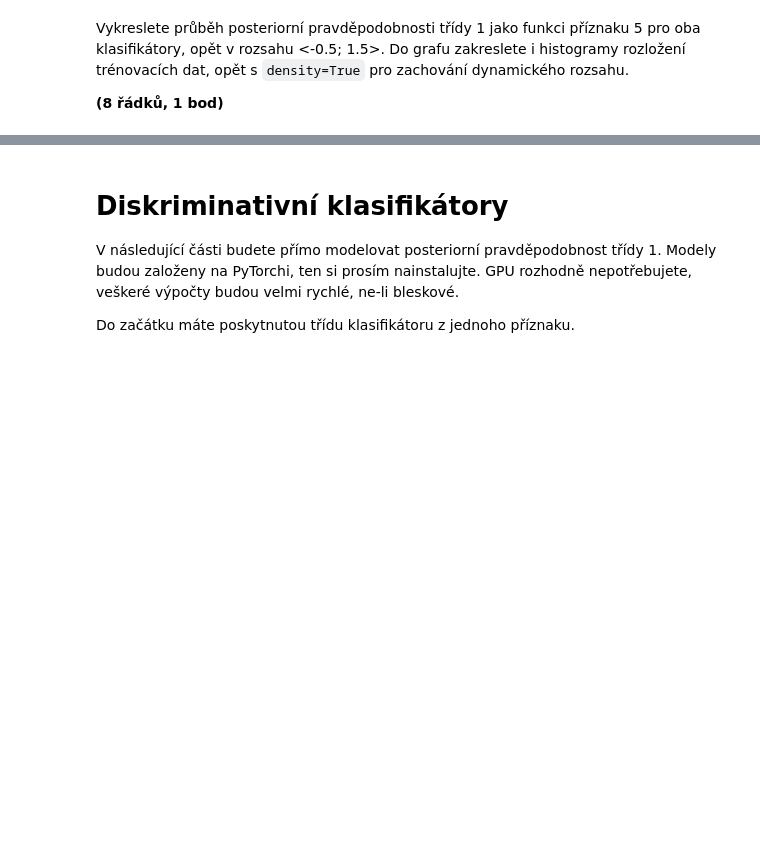
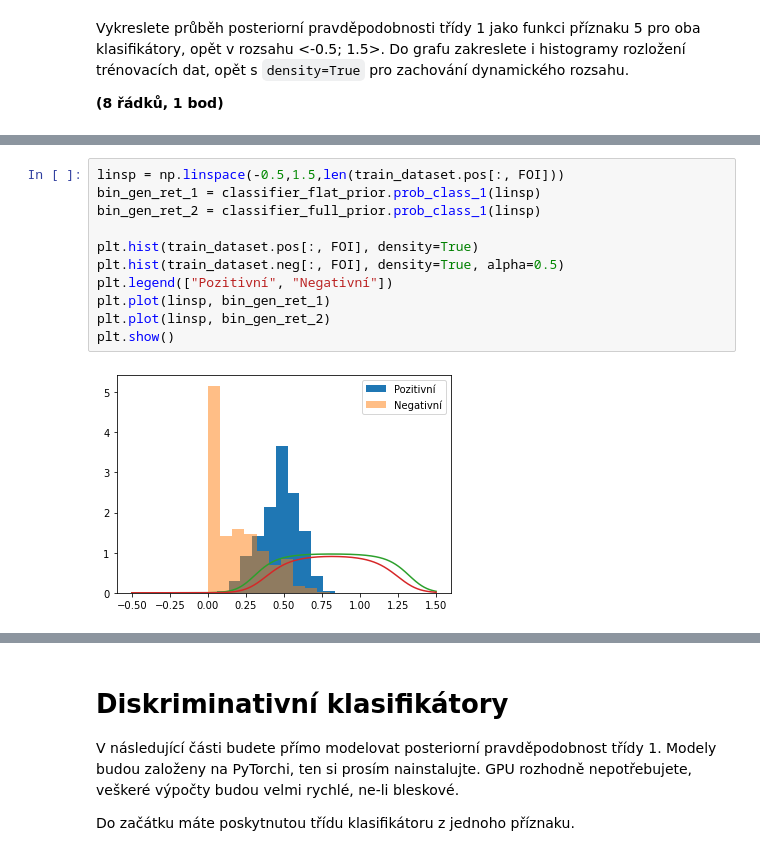
Before and after one commit to RouSkiSroup/SUI_1-uloha, a Jupyter notebook: domaci-uloha/zadani.ipynb, the cells around one changed output, grey strips where cells are left out. Cells and saved outputs as stored; diff of their text form; blank space fills up the shorter version.

```diff
--- a/domaci-uloha/zadani.ipynb
+++ b/domaci-uloha/zadani.ipynb
@@ -166,0 +219,13 @@ Interpretujte, přímo v této textové buňce, každou rozhodovací hranici, kt
+# %%
+linsp = np.linspace(-0.5,1.5,len(train_dataset.pos[:, FOI]))
+bin_gen_ret_1 = classifier_flat_prior.prob_class_1(linsp)
+bin_gen_ret_2 = classifier_full_prior.prob_class_1(linsp)
+
+plt.hist(train_dataset.pos[:, FOI], density=True)
+plt.hist(train_dataset.neg[:, FOI], density=True, alpha=0.5)
+plt.legend(["Pozitivní", "Negativní"])
+plt.plot(linsp, bin_gen_ret_1)
+plt.plot(linsp, bin_gen_ret_2)
+plt.show()
+# %% [output]
+[figure, added]
```
Also changed, not shown: parts of 15 cells of this notebook.
